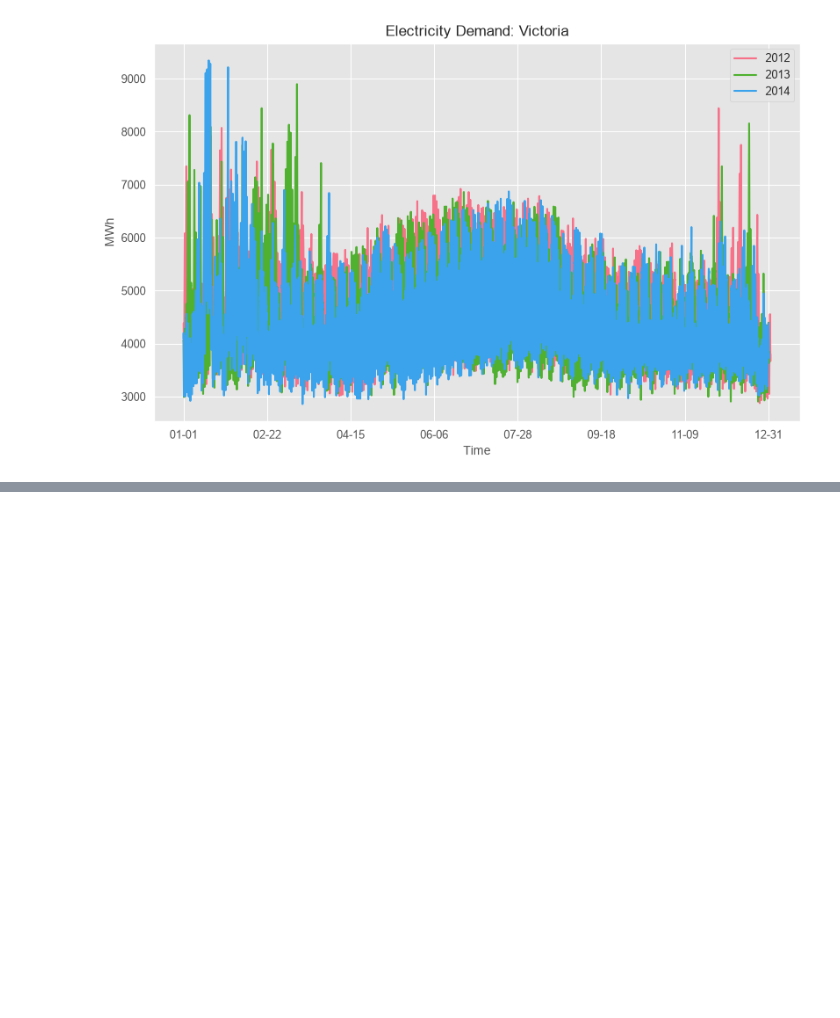
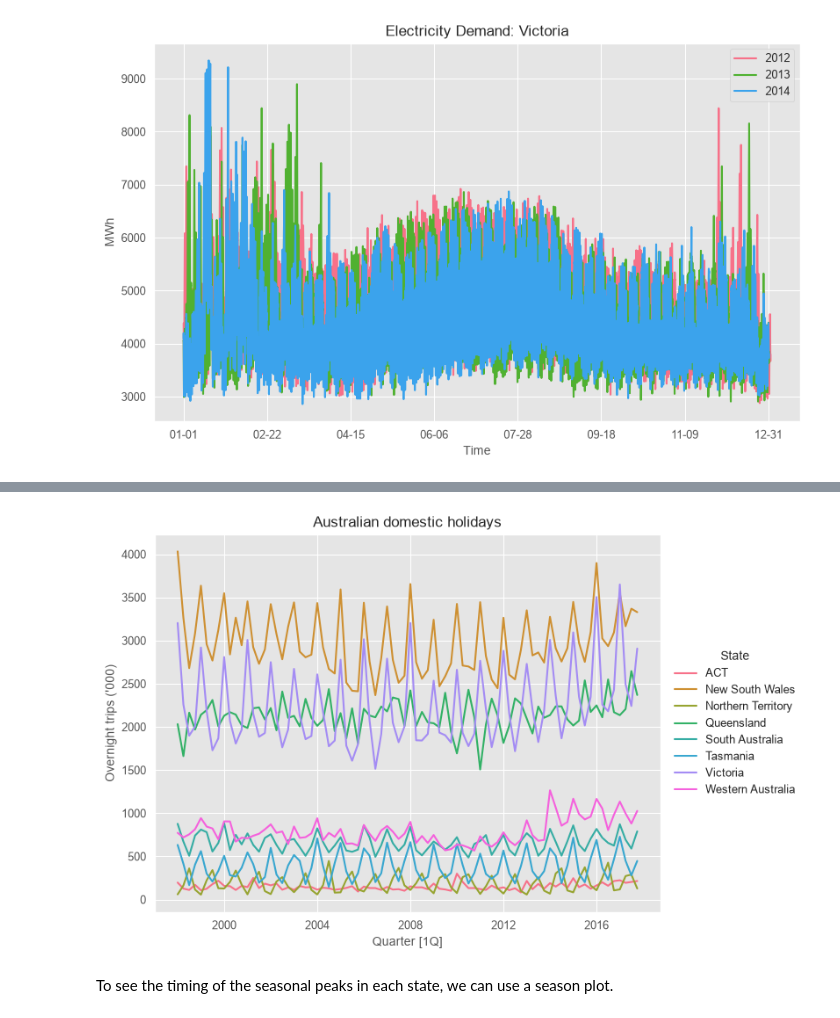
Before and after one commit to Ak62007/TS, a Jupyter notebook: notebooks/00_TS_Graphics.ipynb, the cells around one changed output, grey strips where cells are left out. Cells and saved outputs as stored; diff of their text form; code cells hidden in the pictures; blank space fills up the shorter version.

```diff
--- a/notebooks/00_TS_Graphics.ipynb
+++ b/notebooks/00_TS_Graphics.ipynb
@@ -665,0 +725,6 @@ fig.show()
+# %%
+trips = (
+    tour.iloc[tour['Purpose'] == 'Holiday']
+    .groupby(["State", "ds"], as_index=False)
+    .agg({"y": "sum"})
+)
@@ -665,0 +747,20 @@ fig.show()
+# %%
+fig, ax = plt.subplots()
+palette = sns.color_palette("husl", n_colors=trips['State'].nunique())
+
+sns.lineplot(data=trips, x="ds", y="y", hue="State", palette=palette)
+
+ax.set(
+    title="Australian domestic holidays",
+    ylabel="Overnight trips ('000)",
+    xlabel="Quarter [1Q]"
+)
+
+ax.legend(loc="center left", bbox_to_anchor=(1.02, 0.5),
+          frameon=False,borderaxespad=0, title="State")
+
+fig.show()
+# %% [output]
+[figure, added]
+# %% [markdown]
+To see the timing of the seasonal peaks in each state, we can use a season plot.
```
Also changed, not shown: parts of 17 cells of this notebook.
